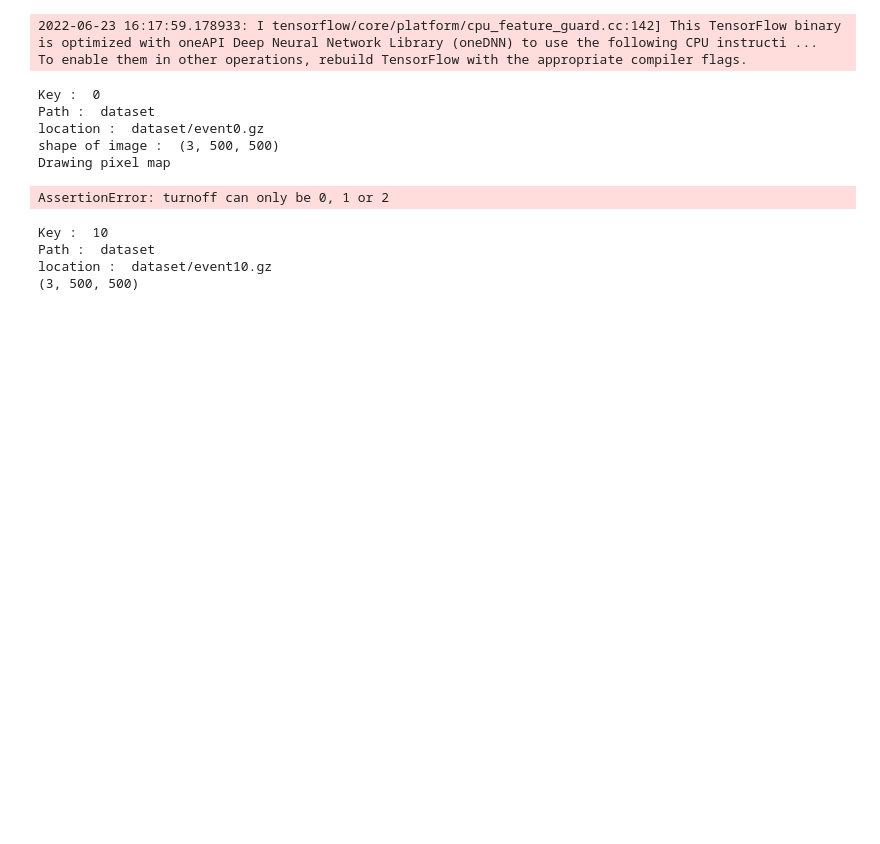
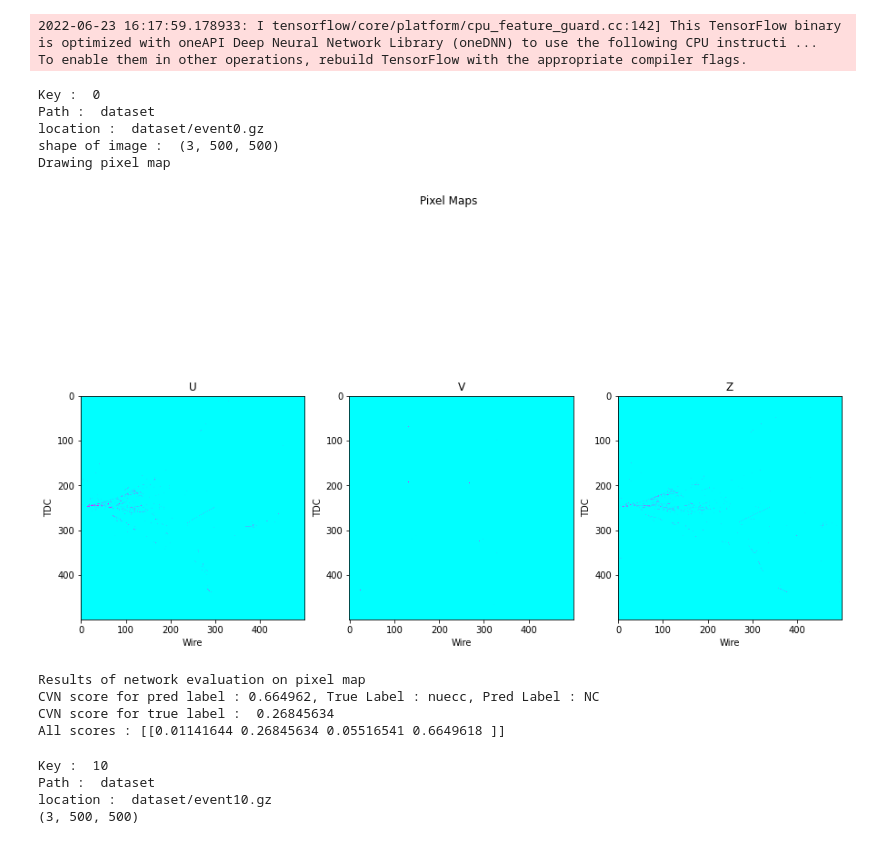
Before and after one commit to nitish-nayak/dune-cvn, a Jupyter notebook: test_dune_cvn.ipynb, the cells around one changed output. Saved outputs shown, nothing was run; the diff lists cells and outputs as text; code cells hidden in the pictures; blank space fills up the shorter version.

```diff
--- a/test_dune_cvn.ipynb
+++ b/test_dune_cvn.ipynb
@@ -146,10 +113,47 @@ def show_pminfo(key, flip=False, turnoff=None):
-# %%
-show_pminfo('0', False, turnoff=5)
-# %% [output]
-Key :  0
-Path :  dataset
-location :  dataset/event0.gz
-shape of image :  (3, 500, 500)
-Drawing pixel map
-AssertionError: turnoff can only be 0, 1 or 2
+# %%
+# print results of network evaluation on input image
+def print_pminfo(pm, ID):
+    print('Results of network evaluation on pixel map')
+    scores = model.predict(convert_pm(pm))
+    flav_score = np.max(scores[1], axis=1)
+    flav_pred = np.argmax(scores[1], axis=1)
+    print('CVN score for pred label : %f, True Label : %s, Pred Label : %s'%
+      (flav_score[0], flav_keys[labels[ID][1]], flav_keys[flav_pred[0]]))
+    print('CVN score for true label : ', scores[1][0][labels[ID][1]])
+    print('All scores :', scores[1])
+
+# draw image and also print results of network evaluation
+# flip = True, False (to flip each image horizontally)
+# turnoff = 0, 1 or 2 (to turn off particular images before evaluation)
+def show_pminfo(key, flip=False, turnoff=None):
+
+    pm = get_pixelmap(key)
+    print('shape of image : ', pm.shape)
+    print('Drawing pixel map')
+
+    if flip:
+        pm2 = np.empty(pm.shape, dtype='float32')
+        # flips the image
+        for view in range(3):
+            pm2[view] = np.flip(pm[view], axis=1)
+        pm = pm2
+    if turnoff is not None:
+        assert (turnoff < 3 and turnoff >= 0), "turnoff can only be 0, 1 or 2"
+        pm[turnoff] = np.empty(pm[turnoff].shape, dtype='float32')
+
+    draw_single_pm(pm)
+    print_pminfo(pm, key)
+# %%
+show_pminfo('0', False, turnoff=1)
+# %% [output]
+Key :  0
+Path :  dataset
+location :  dataset/event0.gz
+shape of image :  (3, 500, 500)
+Drawing pixel map
+[figure, added]
+Results of network evaluation on pixel map
+CVN score for pred label : 0.664962, True Label : nuecc, Pred Label : NC
+CVN score for true label :  0.26845634
+All scores : [[0.01141644 0.26845634 0.05516541 0.6649618 ]]
 # %%
```
Also changed, not shown: parts of 8 cells of this notebook.
